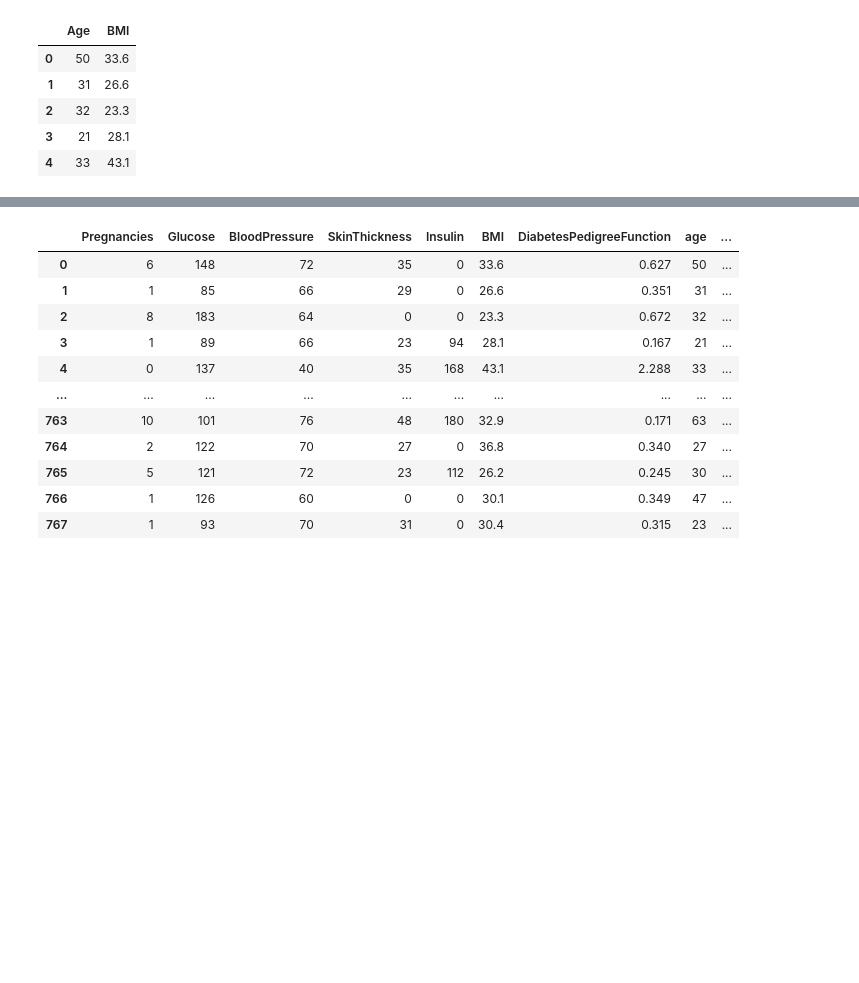
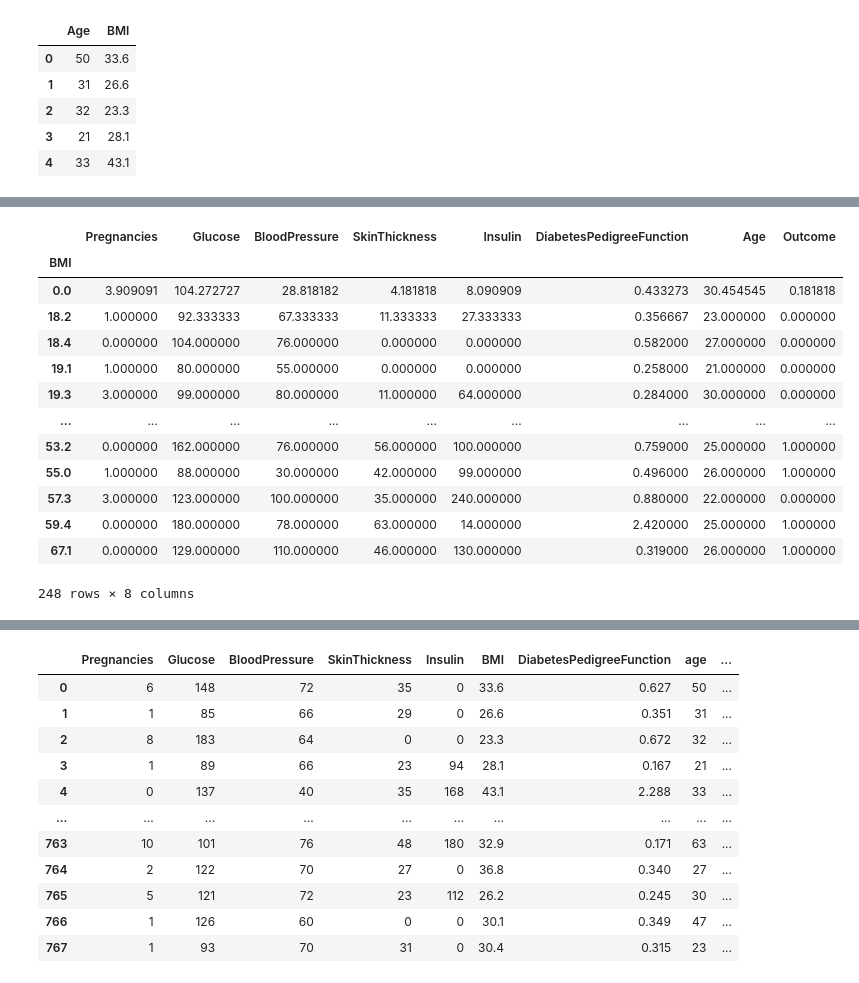
Before and after one commit to AmitSakhare/PandasTutorials, a Jupyter notebook: DataFrame.ipynb, the cells around one changed output, grey strips where cells are left out. Cells and saved outputs as stored; diff of their text form; code cells hidden in the pictures; blank space fills up the shorter version.

```diff
--- a/DataFrame.ipynb
+++ b/DataFrame.ipynb
@@ -82,0 +139,19 @@ db_data.iloc[[2,5,9]] # returns 2th,5th and 9th rows
+# %%
+#Grouping data
+group = db_data.groupby('BMI')
+group.mean()
+# %% [output]
+|  | Pregnancies | Glucose | BloodPressure | SkinThickness | Insulin | DiabetesPedigreeFunction | Age | Outcome |
+| BMI |  |  |  |  |  |  |  |  |
+| 0.0 | 3.909091 | 104.272727 | 28.818182 | 4.181818 | 8.090909 | 0.433273 | 30.454545 | 0.181818 |
+| 18.2 | 1.000000 | 92.333333 | 67.333333 | 11.333333 | 27.333333 | 0.356667 | 23.000000 | 0.000000 |
+| 18.4 | 0.000000 | 104.000000 | 76.000000 | 0.000000 | 0.000000 | 0.582000 | 27.000000 | 0.000000 |
+| 19.1 | 1.000000 | 80.000000 | 55.000000 | 0.000000 | 0.000000 | 0.258000 | 21.000000 | 0.000000 |
+| 19.3 | 3.000000 | 99.000000 | 80.000000 | 11.000000 | 64.000000 | 0.284000 | 30.000000 | 0.000000 |
+| ... | ... | ... | ... | ... | ... | ... | ... | ... |
+| 53.2 | 0.000000 | 162.000000 | 76.000000 | 56.000000 | 100.000000 | 0.759000 | 25.000000 | 1.000000 |
+| 55.0 | 1.000000 | 88.000000 | 30.000000 | 42.000000 | 99.000000 | 0.496000 | 26.000000 | 1.000000 |
+| 57.3 | 3.000000 | 123.000000 | 100.000000 | 35.000000 | 240.000000 | 0.880000 | 22.000000 | 0.000000 |
+| 59.4 | 0.000000 | 180.000000 | 78.000000 | 63.000000 | 14.000000 | 2.420000 | 25.000000 | 1.000000 |
+| 67.1 | 0.000000 | 129.000000 | 110.000000 | 46.000000 | 130.000000 | 0.319000 | 26.000000 | 1.000000 |
+248 rows × 8 columns
```
Also changed, not shown: parts of 11 cells of this notebook.
